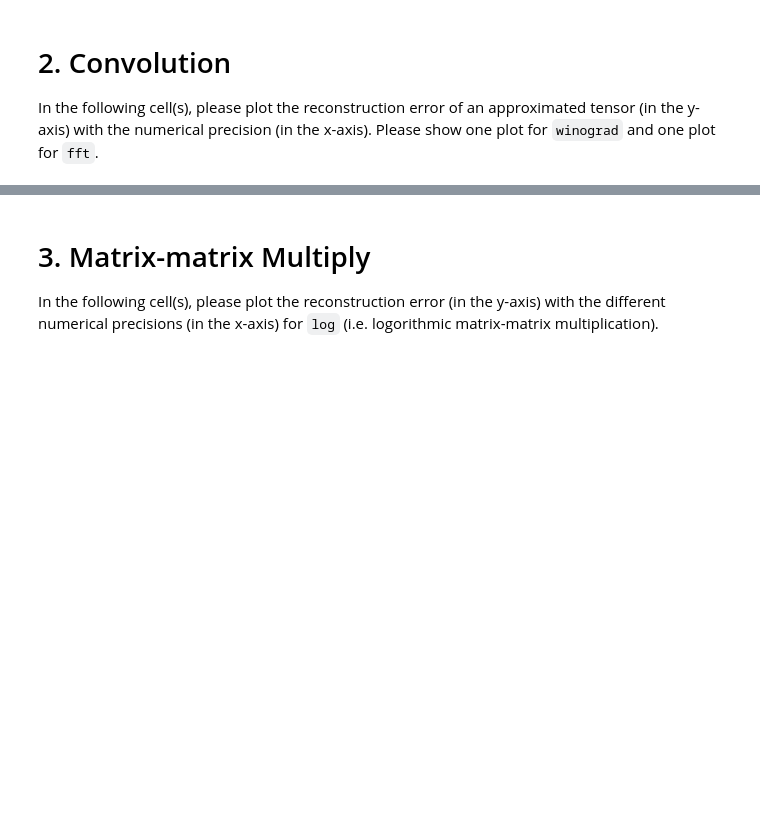
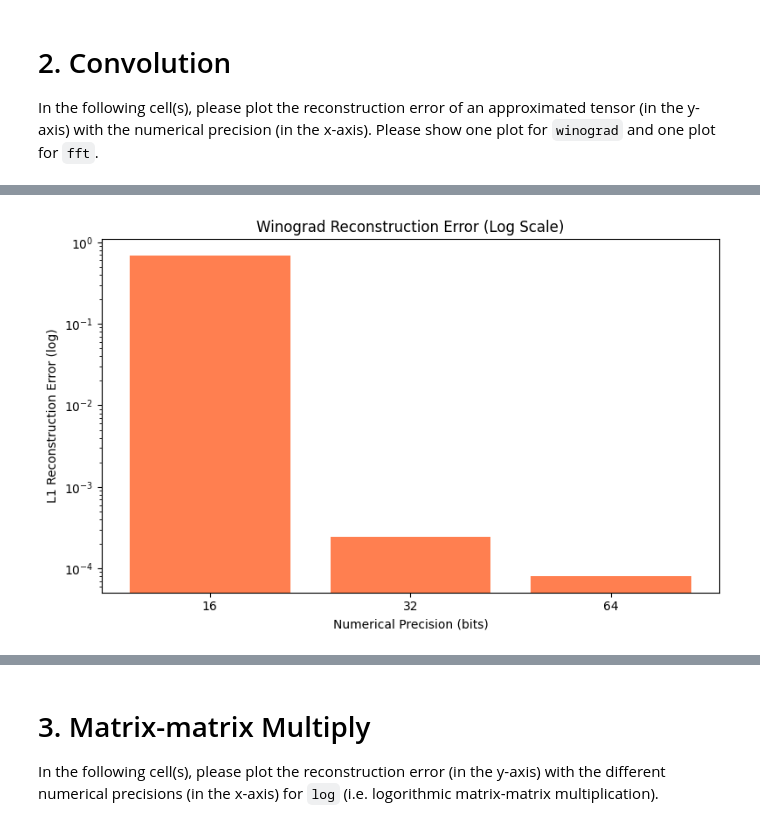
Before and after one commit to AaronGoldblatt/efficient-neural-network-numerics, a Jupyter notebook: 1-numerical_precision.ipynb, the cells around one changed output, grey strips where cells are left out. Drawn from its saved outputs; the diff is of its cells as text; code cells hidden in the pictures; blank space fills up the shorter version.

```diff
--- a/1-numerical_precision.ipynb
+++ b/1-numerical_precision.ipynb
@@ -122,3 +196,15 @@ plt.show()
+# %%
+# Plot Winograd results with log scale
+plt.figure(figsize=(8, 5))
+plt.bar([str(p) for p in precisions_winograd], winograd_errors, color='coral')
+plt.yscale('log')  # Add this line to use log scale
+plt.title('Winograd Reconstruction Error (Log Scale)')
+plt.xlabel('Numerical Precision (bits)')
+plt.ylabel('L1 Reconstruction Error (log)')
+plt.tight_layout()
+plt.show()
+# %% [output]
+[figure, added]
 # %%
 from src.conv2d import fft
 # TODO: plot the error v.s. precision curve
```
Also changed, not shown: parts of 19 cells of this notebook.
